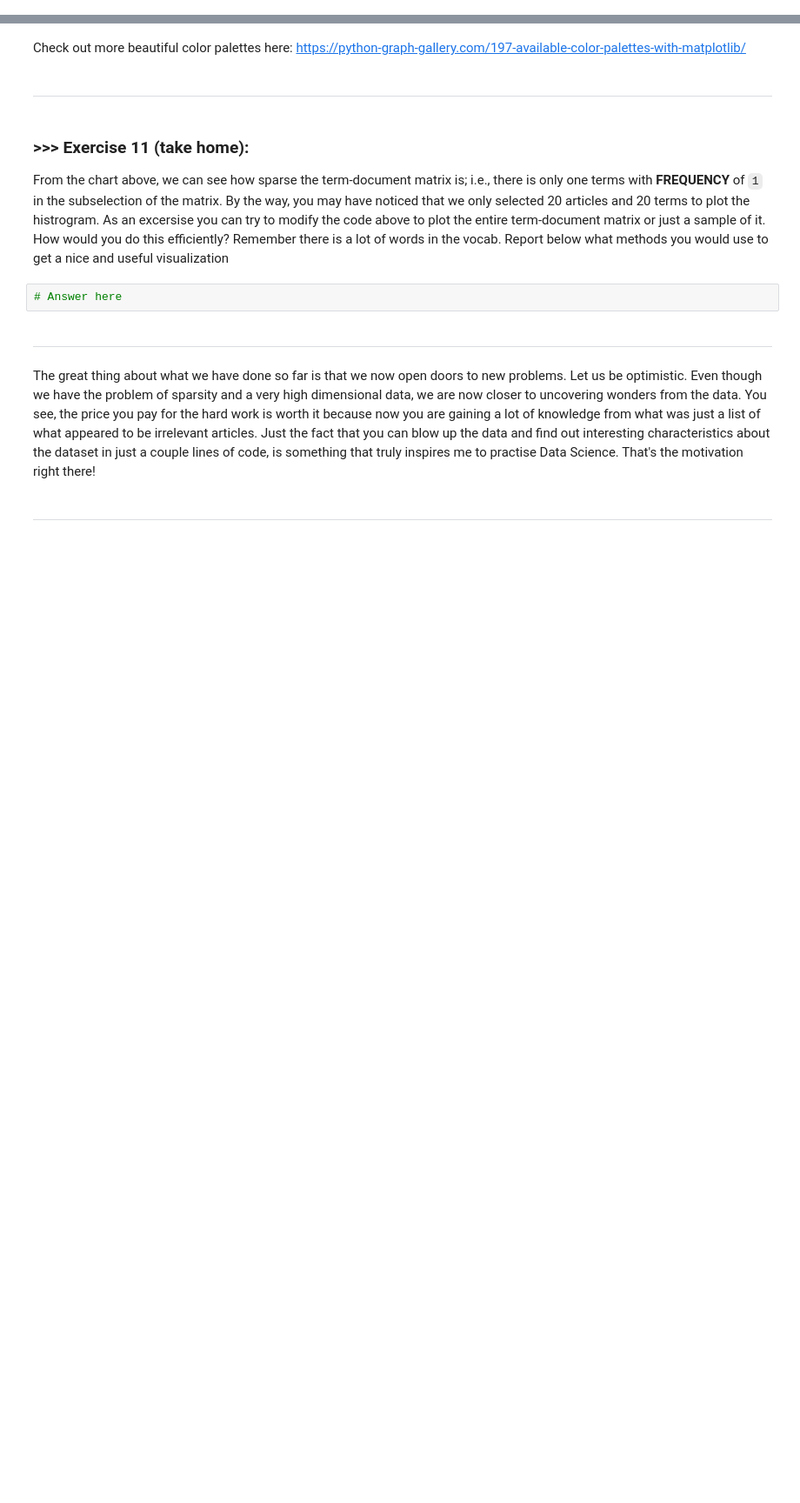
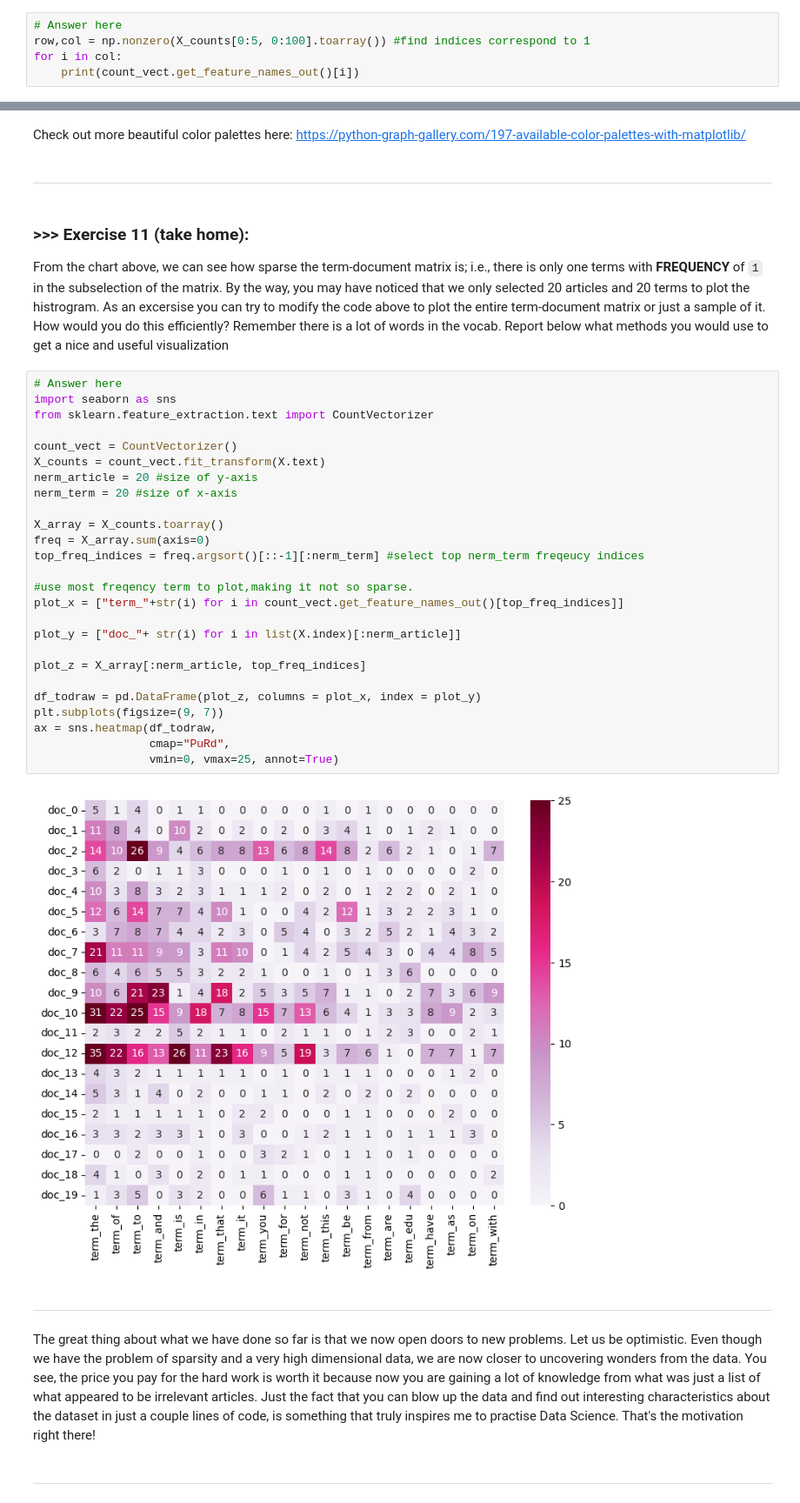
Before and after one commit to dennisyong/DM2024-Lab1-Master, a Jupyter notebook: DM2024-Lab1-Master.ipynb, the cells around one changed output, grey strips where cells are left out. Shown at 87% size. Drawn from its saved outputs; the diff is of its cells as text; blank space fills up the shorter version.

```diff
--- a/DM2024-Lab1-Master.ipynb
+++ b/DM2024-Lab1-Master.ipynb
@@ -921,0 +1009,5 @@ We said that the `1` at the beginning of the fifth record represents the `00` te
+# %%
+# Answer here
+row,col = np.nonzero(X_counts[0:5, 0:100].toarray()) #find indices correspond to 1
+for i in col:
+    print(count_vect.get_feature_names_out()[i])
@@ -975,8 +1070,34 @@ Check out more beautiful color palettes here: https://python-graph-gallery.com/1
 # %% [markdown]
 ### **>>> Exercise 11 (take home):**
 From the chart above, we can see how sparse the term-document matrix is; i.e., there is only one terms with **FREQUENCY** of `1` in the subselection of the matrix. By the way, you may have noticed that we only selected 20 articles and 20 terms to plot the histrogram. As an excersise you can try to modify the code above to plot the entire term-document matrix or just a sample of it. How would you do this efficiently? Remember there is a lot of words in the vocab. Report below what methods you would use to get a nice and useful visualization
-# %%
-# Answer here
+# %%
+# Answer here
+import seaborn as sns
+from sklearn.feature_extraction.text import CountVectorizer
+
+count_vect = CountVectorizer()
+X_counts = count_vect.fit_transform(X.text)
+nerm_article = 20 #size of y-axis
+nerm_term = 20 #size of x-axis
+
+X_array = X_counts.toarray()
+freq = X_array.sum(axis=0)
+top_freq_indices = freq.argsort()[::-1][:nerm_term] #select top nerm_term freqeucy indices
+
+#use most freqency term to plot,making it not so sparse.
+plot_x = ["term_"+str(i) for i in count_vect.get_feature_names_out()[top_freq_indices]]
+
+plot_y = ["doc_"+ str(i) for i in list(X.index)[:nerm_article]]
+
+plot_z = X_array[:nerm_article, top_freq_indices]
+
+df_todraw = pd.DataFrame(plot_z, columns = plot_x, index = plot_y)
+plt.subplots(figsize=(9, 7))
+ax = sns.heatmap(df_todraw,
+                 cmap="PuRd",
+                 vmin=0, vmax=25, annot=True)
+# %% [output]
+[figure, added]
 # %% [markdown]
 ---
 # %% [markdown]
```
Also changed, not shown: parts of 29 cells of this notebook.
